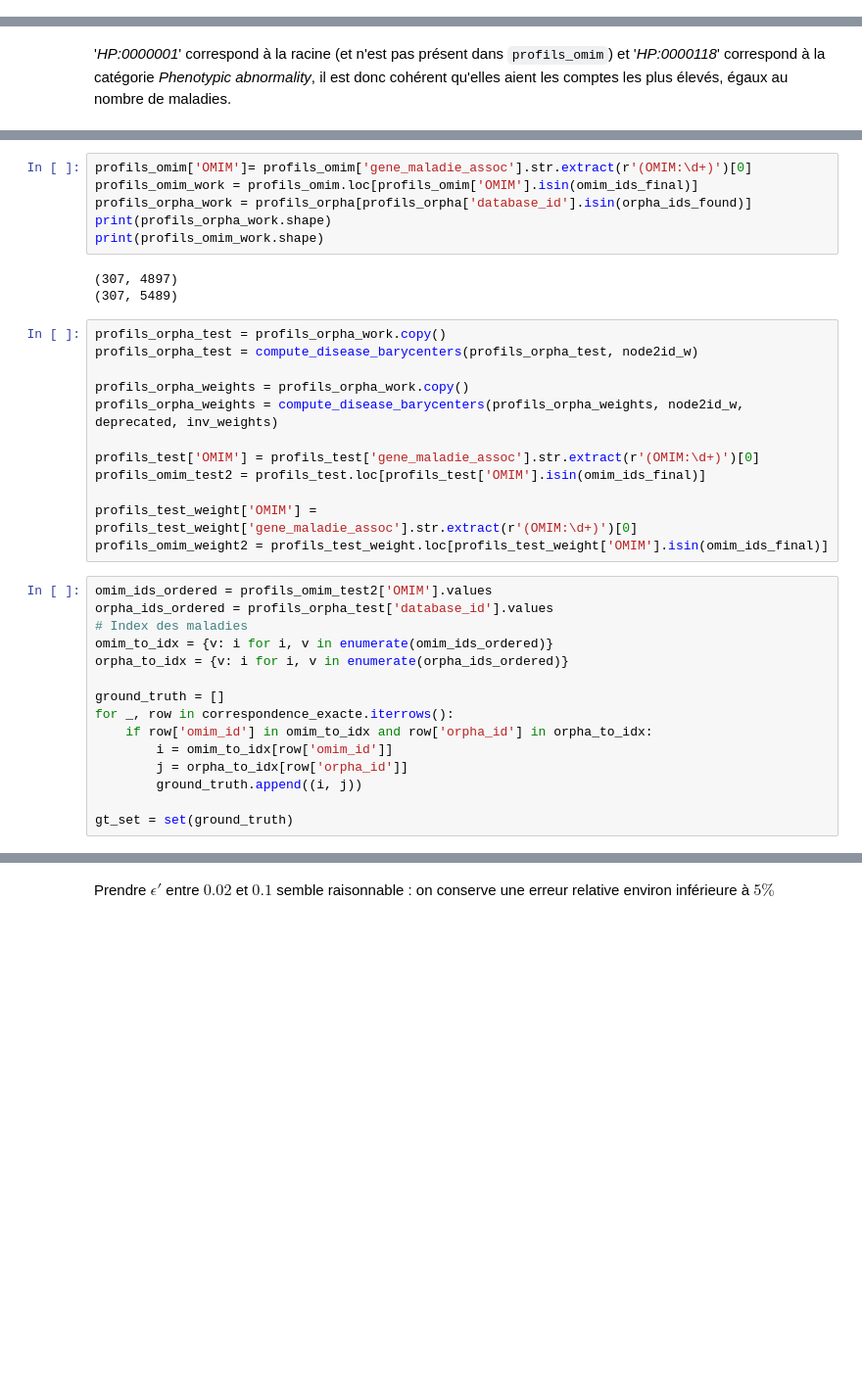
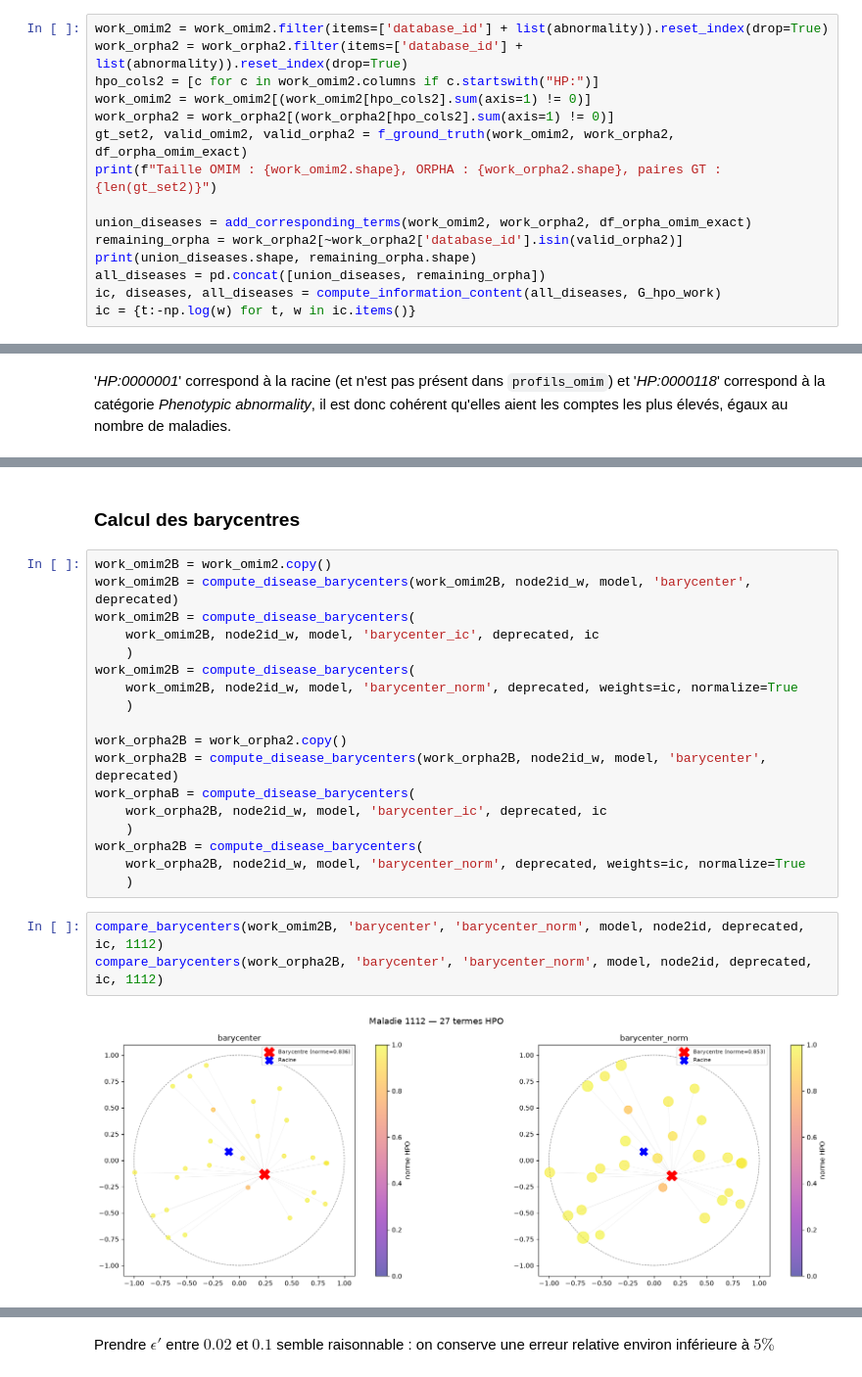
Before and after one commit to averniere/OT_simulation_maladies, a Jupyter notebook: Embeddings/analyse.ipynb, the cells around one changed output, grey strips where cells are left out. Shown at 98% size. Saved outputs shown, nothing was run; the diff lists cells and outputs as text; blank space fills up the shorter version.

```diff
--- a/Embeddings/analyse.ipynb
+++ b/Embeddings/analyse.ipynb
@@ -449,0 +178,15 @@ Termes : 5674
+# %%
+work_omim2 = work_omim2.filter(items=['database_id'] + list(abnormality)).reset_index(drop=True)
+work_orpha2 = work_orpha2.filter(items=['database_id'] + list(abnormality)).reset_index(drop=True)
+hpo_cols2 = [c for c in work_omim2.columns if c.startswith("HP:")]
+work_omim2 = work_omim2[(work_omim2[hpo_cols2].sum(axis=1) != 0)]
+work_orpha2 = work_orpha2[(work_orpha2[hpo_cols2].sum(axis=1) != 0)]
+gt_set2, valid_omim2, valid_orpha2 = f_ground_truth(work_omim2, work_orpha2, df_orpha_omim_exact)
+print(f"Taille OMIM : {work_omim2.shape}, ORPHA : {work_orpha2.shape}, paires GT : {len(gt_set2)}")
+
+union_diseases = add_corresponding_terms(work_omim2, work_orpha2, df_orpha_omim_exact)
+remaining_orpha = work_orpha2[~work_orpha2['database_id'].isin(valid_orpha2)]
+print(union_diseases.shape, remaining_orpha.shape)
+all_diseases = pd.concat([union_diseases, remaining_orpha])
+ic, diseases, all_diseases = compute_information_content(all_diseases, G_hpo_work)
+ic = {t:-np.log(w) for t, w in ic.items()}
@@ -743,36 +212,25 @@ OMIM IDs en commun : 382
-# %%
-profils_omim['OMIM']= profils_omim['gene_maladie_assoc'].str.extract(r'(OMIM:\d+)')[0]
-profils_omim_work = profils_omim.loc[profils_omim['OMIM'].isin(omim_ids_final)]
-profils_orpha_work = profils_orpha[profils_orpha['database_id'].isin(orpha_ids_found)]
-print(profils_orpha_work.shape)
-print(profils_omim_work.shape)
-# %% [output]
-(307, 4897)
-(307, 5489)
-# %%
-profils_orpha_test = profils_orpha_work.copy()
-profils_orpha_test = compute_disease_barycenters(profils_orpha_test, node2id_w)
-
-profils_orpha_weights = profils_orpha_work.copy()
-profils_orpha_weights = compute_disease_barycenters(profils_orpha_weights, node2id_w, deprecated, inv_weights)
-
-profils_test['OMIM'] = profils_test['gene_maladie_assoc'].str.extract(r'(OMIM:\d+)')[0]
-profils_omim_test2 = profils_test.loc[profils_test['OMIM'].isin(omim_ids_final)]
-
-profils_test_weight['OMIM'] = profils_test_weight['gene_maladie_assoc'].str.extract(r'(OMIM:\d+)')[0]
-profils_omim_weight2 = profils_test_weight.loc[profils_test_weight['OMIM'].isin(omim_ids_final)]
-# %%
-omim_ids_ordered = profils_omim_test2['OMIM'].values
-orpha_ids_ordered = profils_orpha_test['database_id'].values
-# Index des maladies
-omim_to_idx = {v: i for i, v in enumerate(omim_ids_ordered)}
-orpha_to_idx = {v: i for i, v in enumerate(orpha_ids_ordered)}
-
-ground_truth = []
-for _, row in correspondence_exacte.iterrows():
-    if row['omim_id'] in omim_to_idx and row['orpha_id'] in orpha_to_idx:
-        i = omim_to_idx[row['omim_id']]
-        j = orpha_to_idx[row['orpha_id']]
-        ground_truth.append((i, j))
-
-gt_set = set(ground_truth)
+# %% [markdown]
+### Calcul des barycentres
+# %%
+work_omim2B = work_omim2.copy()
+work_omim2B = compute_disease_barycenters(work_omim2B, node2id_w, model, 'barycenter', deprecated)
+work_omim2B = compute_disease_barycenters(
+    work_omim2B, node2id_w, model, 'barycenter_ic', deprecated, ic
+    )
+work_omim2B = compute_disease_barycenters(
+    work_omim2B, node2id_w, model, 'barycenter_norm', deprecated, weights=ic, normalize=True
+    )
+
+work_orpha2B = work_orpha2.copy()
+work_orpha2B = compute_disease_barycenters(work_orpha2B, node2id_w, model, 'barycenter', deprecated)
+work_orphaB = compute_disease_barycenters(
+    work_orpha2B, node2id_w, model, 'barycenter_ic', deprecated, ic
+    )
+work_orpha2B = compute_disease_barycenters(
+    work_orpha2B, node2id_w, model, 'barycenter_norm', deprecated, weights=ic, normalize=True
+    )
+# %%
+compare_barycenters(work_omim2B, 'barycenter', 'barycenter_norm', model, node2id, deprecated, ic, 1112)
+compare_barycenters(work_orpha2B, 'barycenter', 'barycenter_norm', model, node2id, deprecated, ic, 1112)
+# %% [output]
+[figure, added]
```
Also changed, not shown: parts of 101 cells of this notebook, 6 other files.
